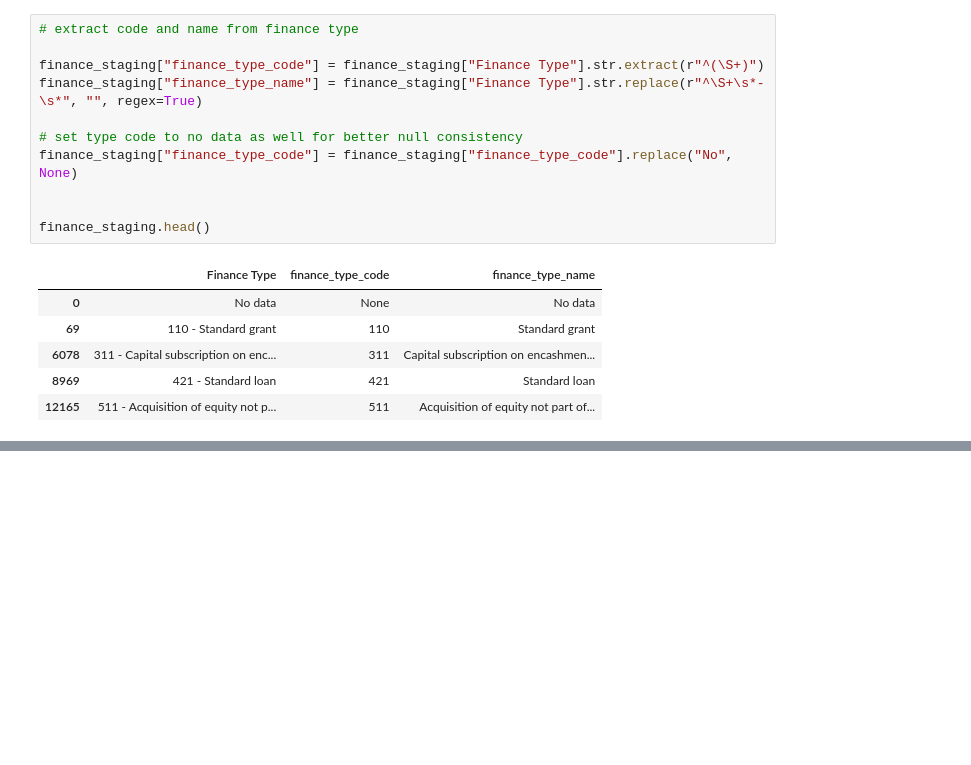
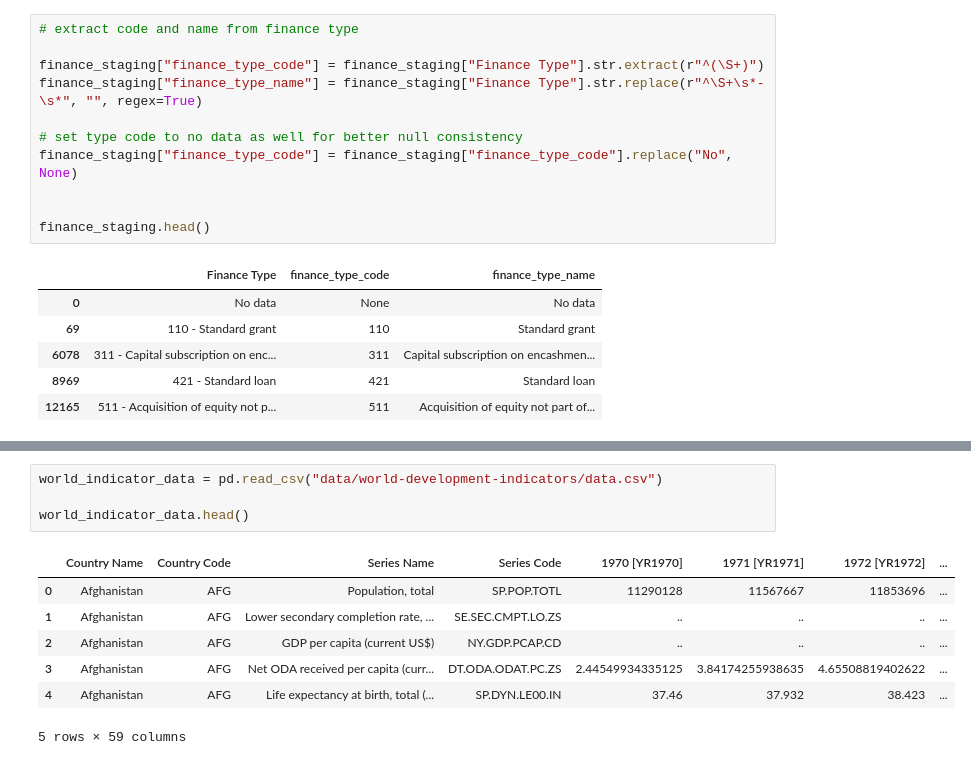
Before and after one commit to kirbt/INFO430-datawarehouse, a Jupyter notebook: iata_ETL.ipynb, the cells around one changed output, grey strips where cells are left out. Saved outputs shown, nothing was run; the diff lists cells and outputs as text; blank space fills up the shorter version.

```diff
--- a/iata_ETL.ipynb
+++ b/iata_ETL.ipynb
@@ -556,0 +561,12 @@ NameError: name 'di' is not defined
+# %%
+world_indicator_data = pd.read_csv("data/world-development-indicators/data.csv")
+
+world_indicator_data.head()
+# %% [output]
+|  | Country Name | Country Code | Series Name | Series Code | 1970 [YR1970] | 1971 [YR1971] | 1972 [YR1972] | ... |
+| 0 | Afghanistan | AFG | Population, total | SP.POP.TOTL | 11290128 | 11567667 | 11853696 | ... |
+| 1 | Afghanistan | AFG | Lower secondary completion rate, ... | SE.SEC.CMPT.LO.ZS | .. | .. | .. | ... |
+| 2 | Afghanistan | AFG | GDP per capita (current US$) | NY.GDP.PCAP.CD | .. | .. | .. | ... |
+| 3 | Afghanistan | AFG | Net ODA received per capita (curr... | DT.ODA.ODAT.PC.ZS | 2.44549934335125 | 3.84174255938635 | 4.65508819402622 | ... |
+| 4 | Afghanistan | AFG | Life expectancy at birth, total (... | SP.DYN.LE00.IN | 37.46 | 37.932 | 38.423 | ... |
+5 rows × 59 columns
```
Also changed, not shown: parts of 16 cells of this notebook.
